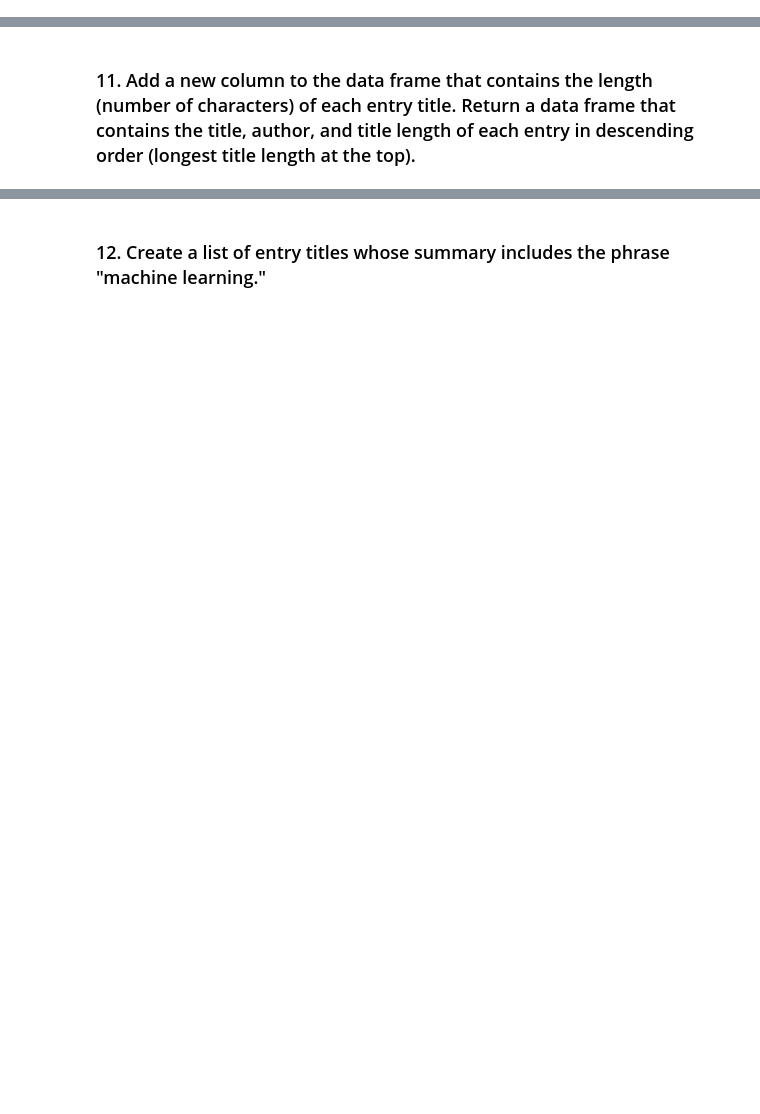
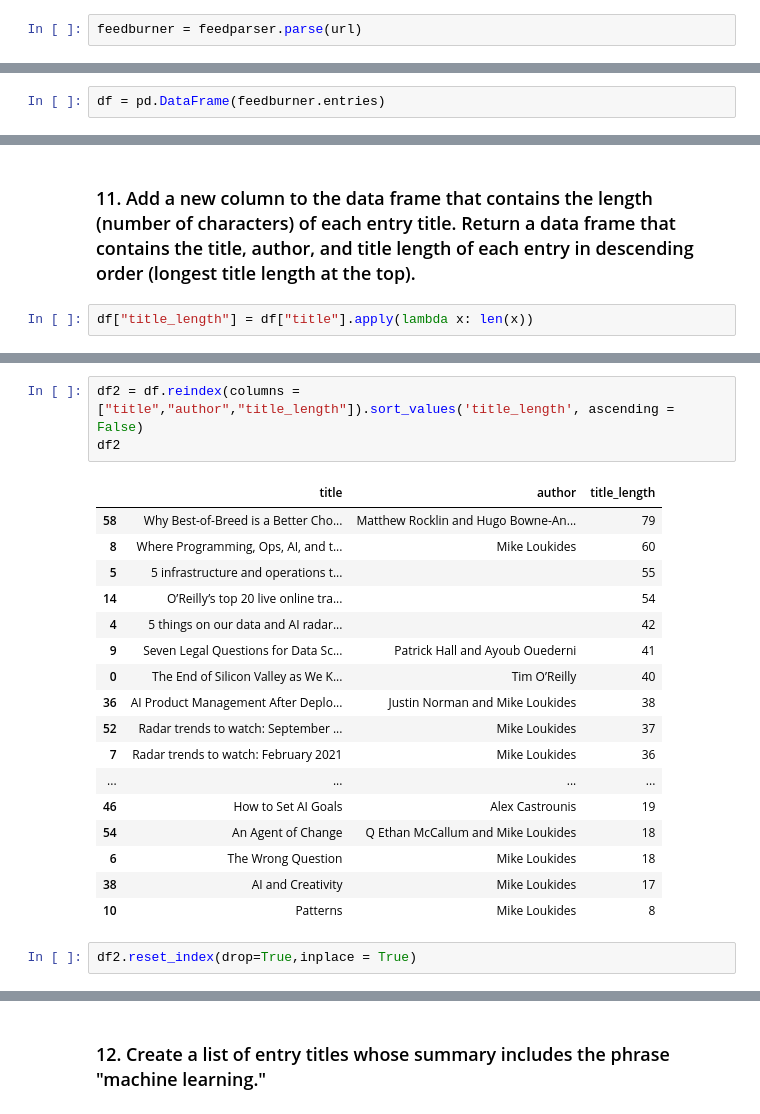
Before and after one commit to ta-datapt-bcn/lab-rss-feeds, a Jupyter notebook: your-code/main.ipynb, the cells around one changed output, grey strips where cells are left out. Cells and saved outputs as stored; diff of their text form; blank space fills up the shorter version.

```diff
--- a/your-code/main.ipynb
+++ b/your-code/main.ipynb
@@ -8,3 +8,5 @@ import feedparser
 ### 1. Use feedparser to parse the following RSS feed URL.
 # %%
 url = 'http://feeds.feedburner.com/oreilly/radar/atom'
+# %%
+feedburner = feedparser.parse(url)
@@ -28,3 +143,5 @@ url = 'http://feeds.feedburner.com/oreilly/radar/atom'
 ### 9. Create a Pandas data frame from the feed's entries.
 # %%
 import pandas as pd
+# %%
+df = pd.DataFrame(feedburner.entries)
@@ -33,2 +185,4 @@ import pandas as pd
 # %% [markdown]
 ### 11. Add a new column to the data frame that contains the length (number of characters) of each entry title. Return a data frame that contains the title, author, and title length of each entry in descending order (longest title length at the top).
+# %%
+df["title_length"] = df["title"].apply(lambda x: len(x))
@@ -34,0 +209,23 @@ import pandas as pd
+# %%
+df2 = df.reindex(columns = ["title","author","title_length"]).sort_values('title_length', ascending = False)
+df2
+# %% [output]
+|  | title | author | title_length |
+| 58 | Why Best-of-Breed is a Better Cho... | Matthew Rocklin and Hugo Bowne-An... | 79 |
+| 8 | Where Programming, Ops, AI, and t... | Mike Loukides | 60 |
+| 5 | 5 infrastructure and operations t... |  | 55 |
+| 14 | O’Reilly’s top 20 live online tra... |  | 54 |
+| 4 | 5 things on our data and AI radar... |  | 42 |
+| 9 | Seven Legal Questions for Data Sc... | Patrick Hall and Ayoub Ouederni | 41 |
+| 0 | The End of Silicon Valley as We K... | Tim O’Reilly | 40 |
+| 36 | AI Product Management After Deplo... | Justin Norman and Mike Loukides | 38 |
+| 52 | Radar trends to watch: September ... | Mike Loukides | 37 |
+| 7 | Radar trends to watch: February 2021 | Mike Loukides | 36 |
+| ... | ... | ... | ... |
+| 46 | How to Set AI Goals | Alex Castrounis | 19 |
+| 54 | An Agent of Change | Q Ethan McCallum and Mike Loukides | 18 |
+| 6 | The Wrong Question | Mike Loukides | 18 |
+| 38 | AI and Creativity | Mike Loukides | 17 |
+| 10 | Patterns | Mike Loukides | 8 |
+# %%
+df2.reset_index(drop=True,inplace = True)
```
Also changed, not shown: parts of 20 cells of this notebook, 1 other file.
